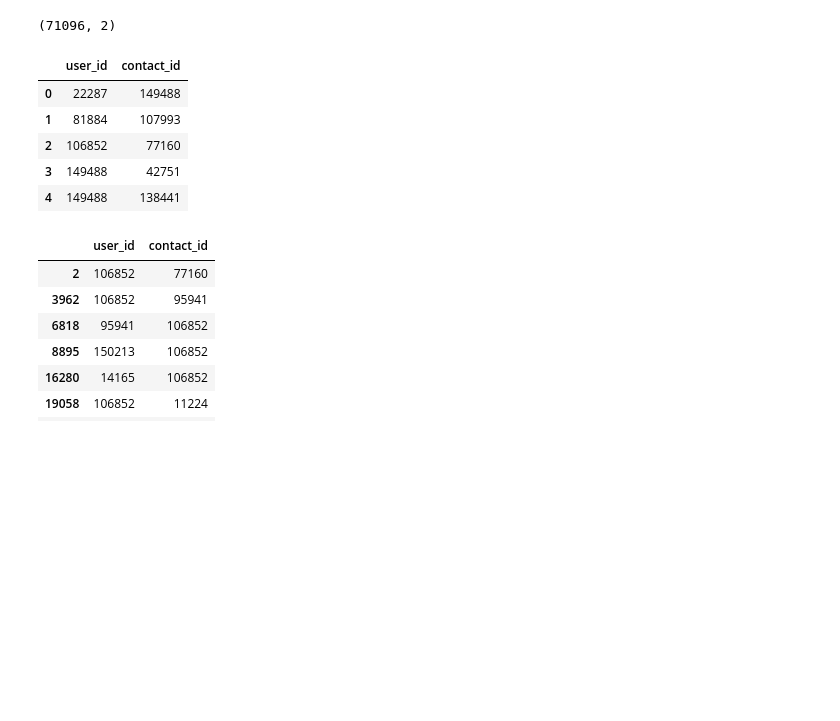
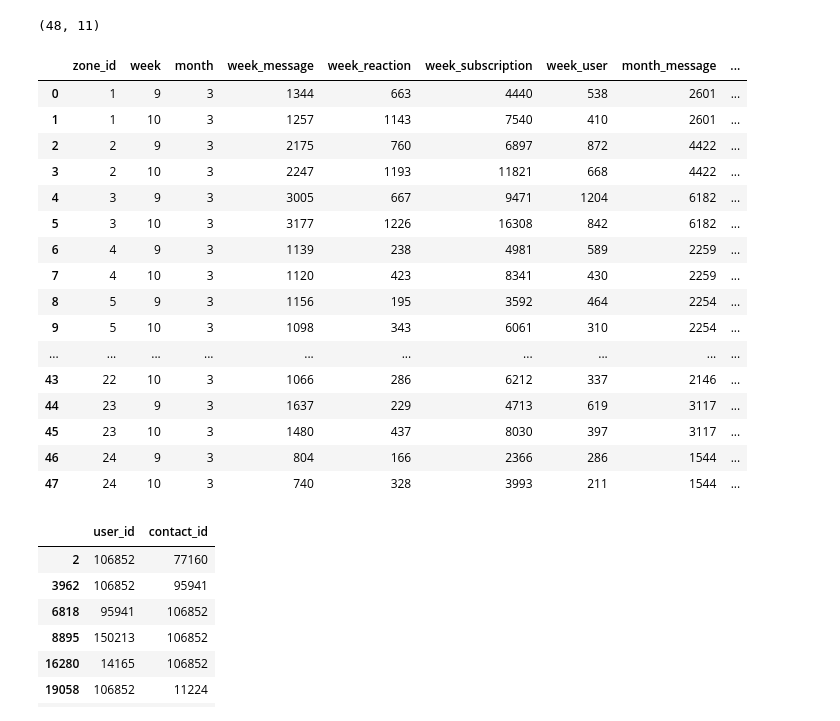
Before and after one commit to Leonidee/spark-jobs-automation, a Jupyter notebook: notebook.ipynb, the cells around one changed output. Cells and saved outputs as stored; diff of their text form; code cells hidden in the pictures; blank space fills up the shorter version.

```diff
--- a/notebook.ipynb
+++ b/notebook.ipynb
@@ -1,20 +1,31 @@
 # %%
 import pandas as pd
 # %%
-df = pd.read_parquet('https://storage.yandexcloud.net/data-ice-lake-04/messager-data/tmp/real-contacts/part-00000-e5b3608b-b518-4e10-837b-d373693cb620-c000.snappy.parquet')
+df = pd.read_parquet('https://storage.yandexcloud.net/data-ice-lake-04/messager-data/analytics/tmp/location_zone_agg_datamart/date%3D2023-05-15/part-00000-93307382-65df-44f6-86a3-d4b91a5b5b39-c000.snappy.parquet')
 # %%
 df.shape
 # %% [output]
-(71096, 2)
+(48, 11)
 # %%
-df.head()
+df.head(100)
 # %% [output]
-|  | user_id | contact_id |
-| 0 | 22287 | 149488 |
-| 1 | 81884 | 107993 |
-| 2 | 106852 | 77160 |
-| 3 | 149488 | 42751 |
-| 4 | 149488 | 138441 |
+|  | zone_id | week | month | week_message | week_reaction | week_subscription | week_user | month_message | ... |
+| 0 | 1 | 9 | 3 | 1344 | 663 | 4440 | 538 | 2601 | ... |
+| 1 | 1 | 10 | 3 | 1257 | 1143 | 7540 | 410 | 2601 | ... |
+| 2 | 2 | 9 | 3 | 2175 | 760 | 6897 | 872 | 4422 | ... |
+| 3 | 2 | 10 | 3 | 2247 | 1193 | 11821 | 668 | 4422 | ... |
+| 4 | 3 | 9 | 3 | 3005 | 667 | 9471 | 1204 | 6182 | ... |
+| 5 | 3 | 10 | 3 | 3177 | 1226 | 16308 | 842 | 6182 | ... |
+| 6 | 4 | 9 | 3 | 1139 | 238 | 4981 | 589 | 2259 | ... |
+| 7 | 4 | 10 | 3 | 1120 | 423 | 8341 | 430 | 2259 | ... |
+| 8 | 5 | 9 | 3 | 1156 | 195 | 3592 | 464 | 2254 | ... |
+| 9 | 5 | 10 | 3 | 1098 | 343 | 6061 | 310 | 2254 | ... |
+| ... | ... | ... | ... | ... | ... | ... | ... | ... | ... |
+| 43 | 22 | 10 | 3 | 1066 | 286 | 6212 | 337 | 2146 | ... |
+| 44 | 23 | 9 | 3 | 1637 | 229 | 4713 | 619 | 3117 | ... |
+| 45 | 23 | 10 | 3 | 1480 | 437 | 8030 | 397 | 3117 | ... |
+| 46 | 24 | 9 | 3 | 804 | 166 | 2366 | 286 | 1544 | ... |
+| 47 | 24 | 10 | 3 | 740 | 328 | 3993 | 211 | 1544 | ... |
 # %%
 df[(df['user_id']==106852) | (df['contact_id']==106852)].head(100)
 # %% [output]
```
Also changed, not shown: 2 other files.
